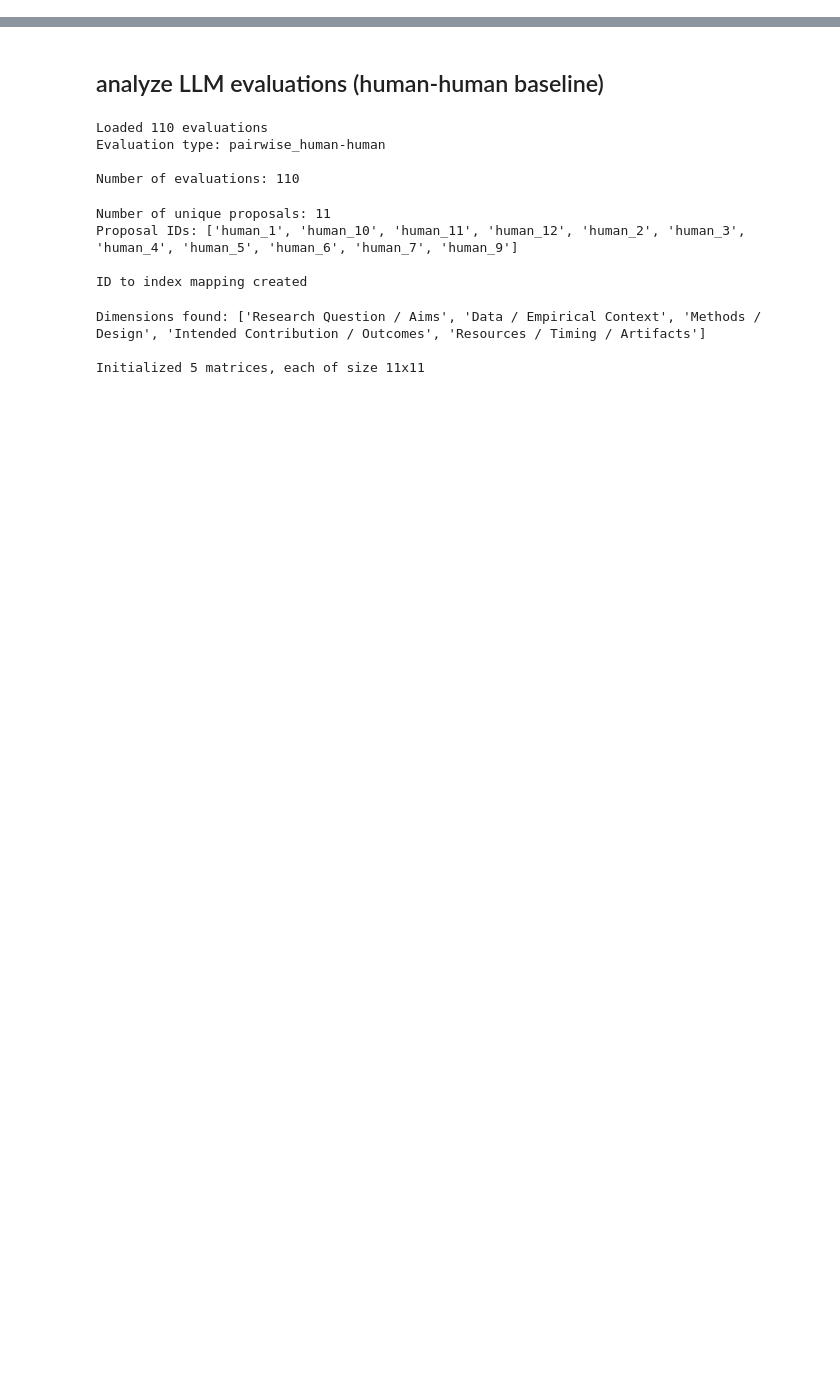
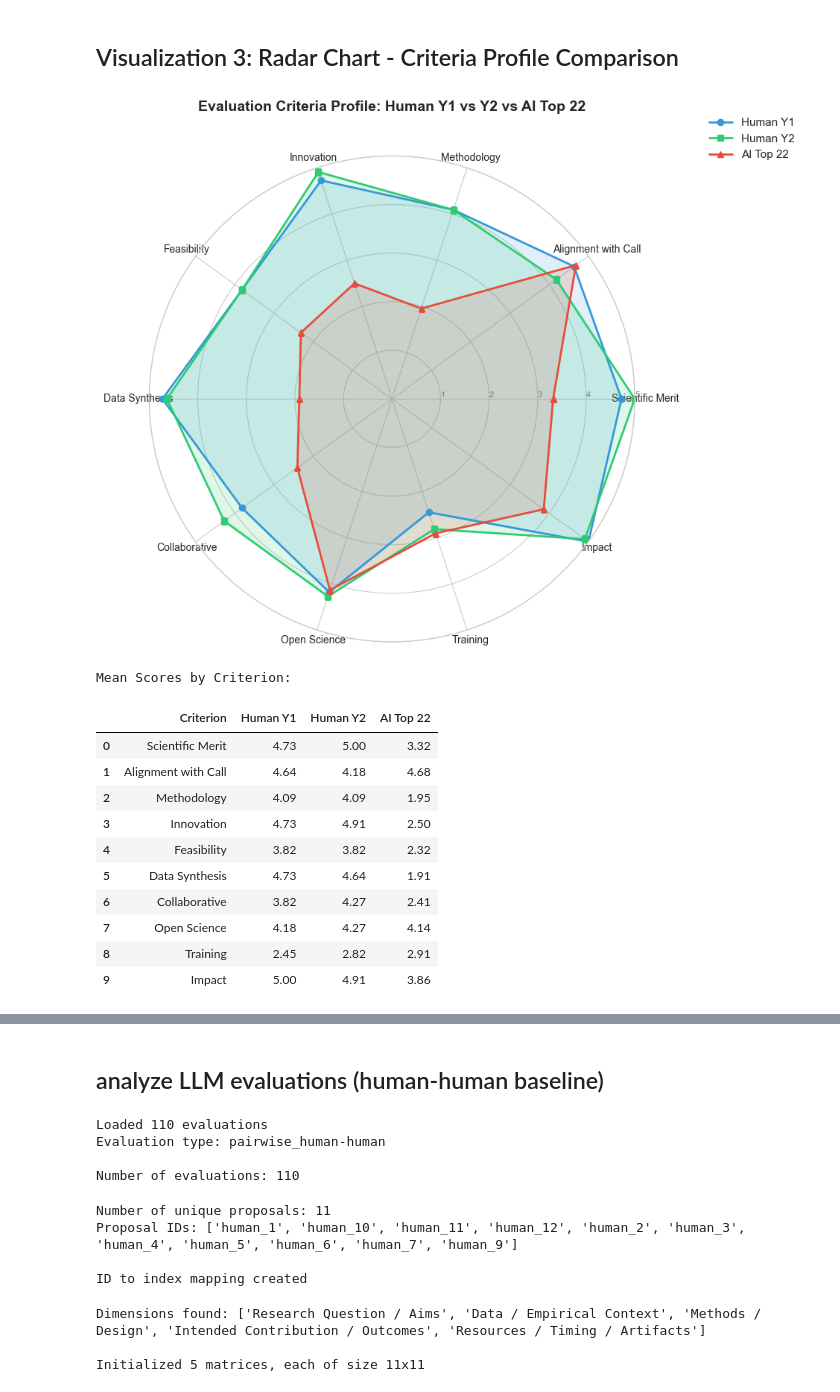
Before and after one commit to eveyhuang/ai-scientist, a Jupyter notebook: result_analysis.ipynb, the cells around one changed output, grey strips where cells are left out. Drawn from its saved outputs; the diff is of its cells as text; code cells hidden in the pictures; blank space fills up the shorter version.

```diff
--- a/result_analysis.ipynb
+++ b/result_analysis.ipynb
@@ -21,0 +532,79 @@ Libraries loaded successfully!
+# %% [markdown]
+## Visualization 3: Radar Chart - Criteria Profile Comparison
+# %%
+# Figure 3: Radar Chart for Criteria Comparison (Y1, Y2, AI)
+# Use the 10 criteria (exclude overall_score for radar chart)
+radar_criteria = CRITERIA
+radar_labels = ['Scientific Merit', 'Alignment with Call', 'Methodology', 'Innovation',
+                'Feasibility', 'Data Synthesis', 'Collaborative', 'Open Science',
+                'Training', 'Impact']
+
+# Calculate means for all three groups
+y1_radar = df_y1[radar_criteria].mean().values
+y2_radar = df_y2[radar_criteria].mean().values
+ai_radar = df_ai[radar_criteria].mean().values
+
+# Number of criteria
+N = len(radar_criteria)
+
+# Compute angle for each category
+angles = [n / float(N) * 2 * np.pi for n in range(N)]
+angles += angles[:1]  # Complete the loop
+
+# Add values to complete the loop
+y1_radar = np.append(y1_radar, y1_radar[0])
+y2_radar = np.append(y2_radar, y2_radar[0])
+ai_radar = np.append(ai_radar, ai_radar[0])
+
+# Create figure
+fig, ax = plt.subplots(figsize=(10, 10), subplot_kw=dict(polar=True))
+
+# Draw one axis per variable and add labels
+plt.xticks(angles[:-1], radar_labels, size=10)
+
+# Draw ylabels
+ax.set_rlabel_position(0)
+plt.yticks([1, 2, 3, 4, 5], ["1", "2", "3", "4", "5"], color="grey", size=8)
+plt.ylim(0, 5)
+
+# Plot data for all three groups
+ax.plot(angles, y1_radar, 'o-', linewidth=2, label='Human Y1', color='#3498db')
+ax.fill(angles, y1_radar, alpha=0.15, color='#3498db')
+
+ax.plot(angles, y2_radar, 's-', linewidth=2, label='Human Y2', color='#2ecc71')
+ax.fill(angles, y2_radar, alpha=0.15, color='#2ecc71')
+
+ax.plot(angles, ai_radar, '^-', linewidth=2, label='AI Top 22', color='#e74c3c')
+ax.fill(angles, ai_radar, alpha=0.15, color='#e74c3c')
+
+# Add legend and title
+plt.legend(loc='upper right', bbox_to_anchor=(1.35, 1.1), fontsize=11)
+plt.title('Evaluation Criteria Profile: Human Y1 vs Y2 vs AI Top 22', size=14, fontweight='bold', y=1.08)
+
+plt.tight_layout()
+plt.savefig('qualitative_evaluation/human_vs_ai_radar.png', dpi=150, bbox_inches='tight')
+plt.show()
+
+# Print mean values table
+print("\nMean Scores by Criterion:")
+radar_df = pd.DataFrame({
+    'Criterion': radar_labels,
+    'Human Y1': df_y1[radar_criteria].mean().values,
+    'Human Y2': df_y2[radar_criteria].mean().values,
+    'AI Top 22': df_ai[radar_criteria].mean().values
+})
+display(radar_df.style.format({'Human Y1': '{:.2f}', 'Human Y2': '{:.2f}', 'AI Top 22': '{:.2f}'}))
+# %% [output]
+[figure, added]
+Mean Scores by Criterion:
+|  | Criterion | Human Y1 | Human Y2 | AI Top 22 |
+| 0 | Scientific Merit | 4.73 | 5.00 | 3.32 |
+| 1 | Alignment with Call | 4.64 | 4.18 | 4.68 |
+| 2 | Methodology | 4.09 | 4.09 | 1.95 |
+| 3 | Innovation | 4.73 | 4.91 | 2.50 |
+| 4 | Feasibility | 3.82 | 3.82 | 2.32 |
+| 5 | Data Synthesis | 4.73 | 4.64 | 1.91 |
+| 6 | Collaborative | 3.82 | 4.27 | 2.41 |
+| 7 | Open Science | 4.18 | 4.27 | 4.14 |
+| 8 | Training | 2.45 | 2.82 | 2.91 |
+| 9 | Impact | 5.00 | 4.91 | 3.86 |
```
Also changed, not shown: parts of 32 cells of this notebook, 9 other files.
